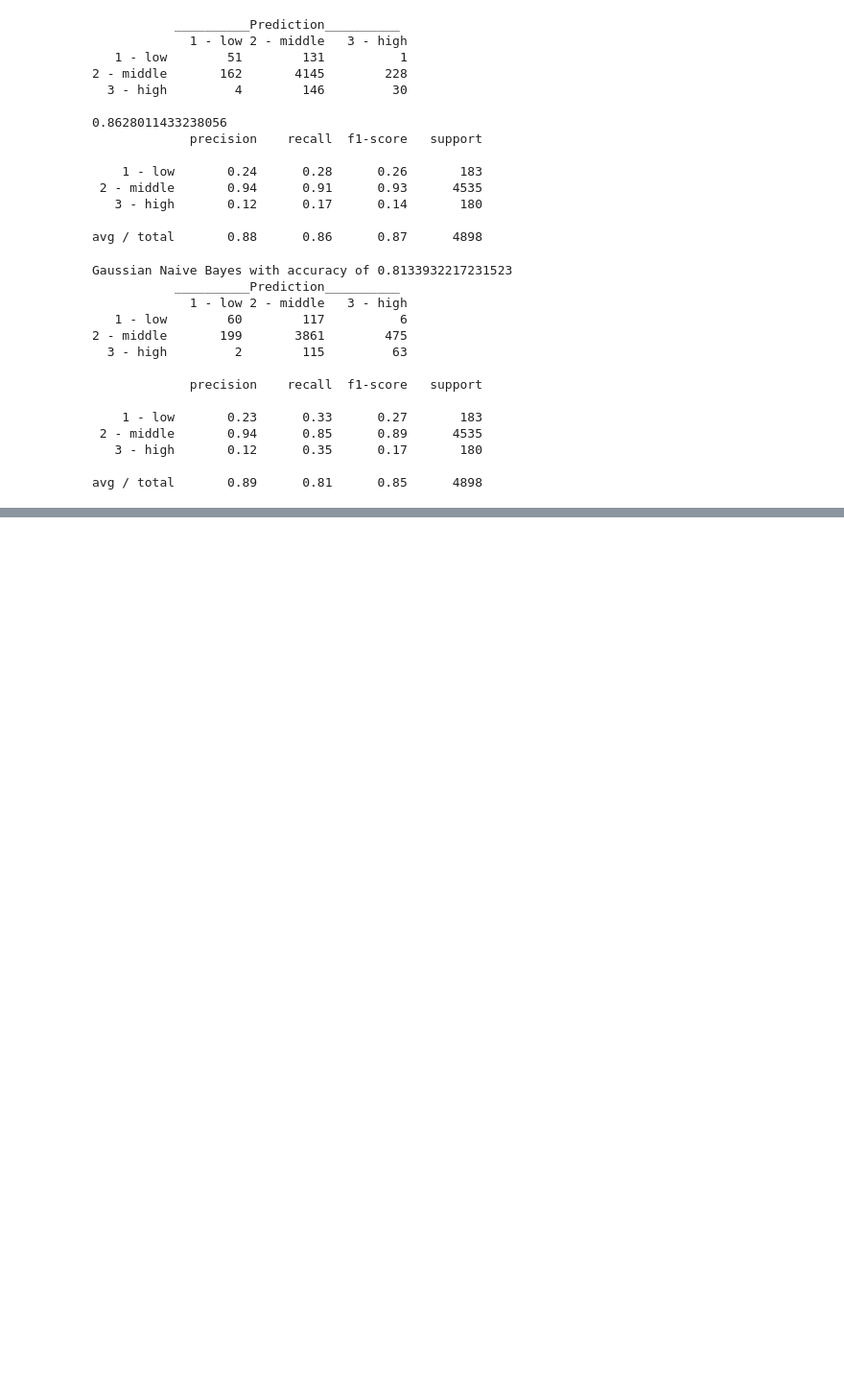
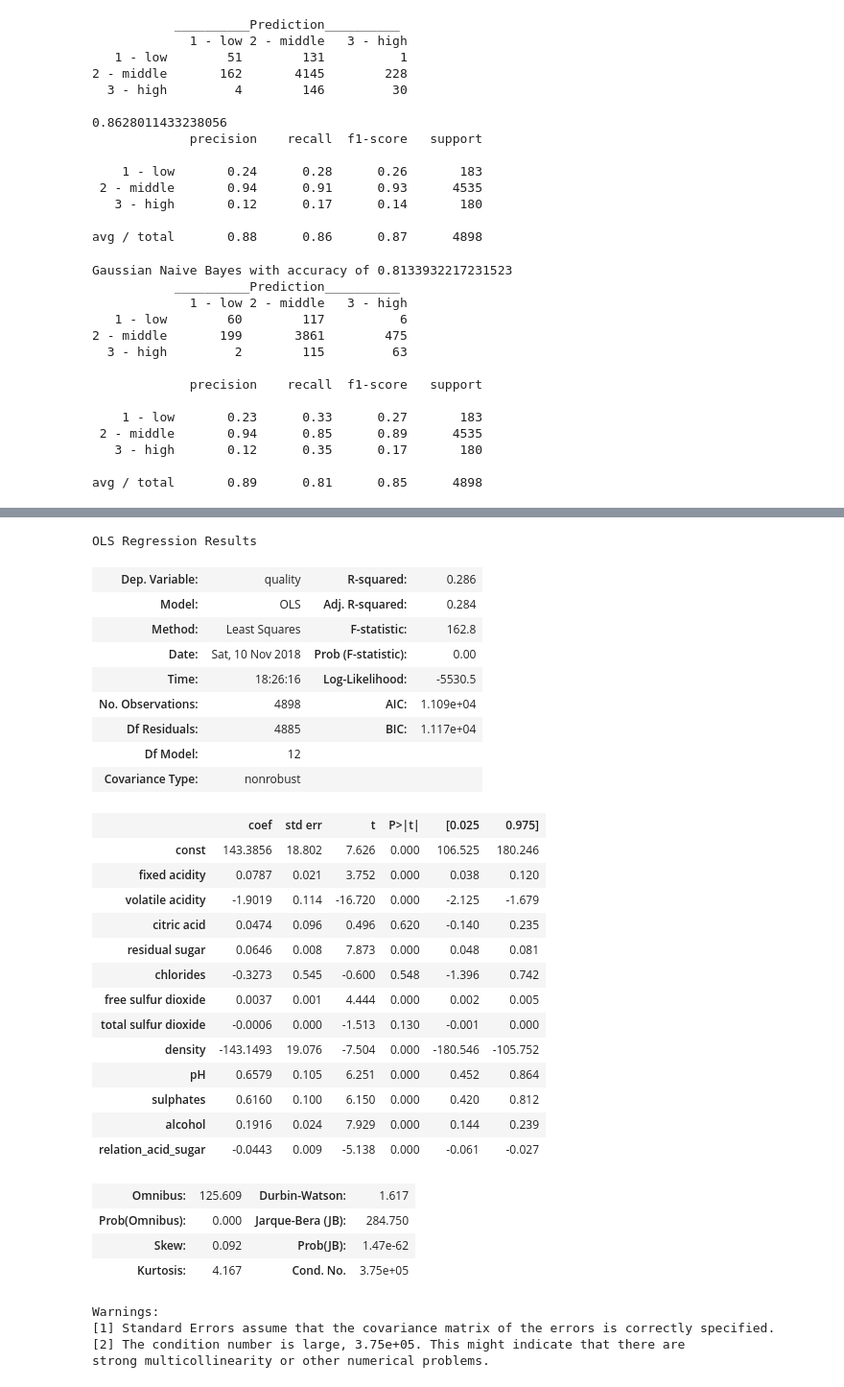
Before and after one commit to GeJulia/wineForTheWin, a Jupyter notebook: Tido.ipynb, the cells around one changed output, grey strips where cells are left out. Shown at 96% size. Cells and saved outputs as stored; diff of their text form; code cells hidden in the pictures; blank space fills up the shorter version.

```diff
--- a/Tido.ipynb
+++ b/Tido.ipynb
@@ -421,0 +701,44 @@ avg / total       0.89      0.81      0.85      4898
+# %%
+independent_full = white_data = white.drop(['quality', 'quality class'], axis = 1)
+# %%
+independent_full = sm.add_constant(independent_full) ## let's add an intercept (beta_0) to our model
+
+# Note the difference in argument order
+model = sm.OLS(dependent, independent_full).fit() ## sm.OLS(output, input)
+predictions = model.predict(independent_full)
+
+# Print out the statistics
+model.summary()
+# %% [output]
+OLS Regression Results
+| Dep. Variable: | quality | R-squared: | 0.286 |
+| Model: | OLS | Adj. R-squared: | 0.284 |
+| Method: | Least Squares | F-statistic: | 162.8 |
+| Date: | Sat, 10 Nov 2018 | Prob (F-statistic): | 0.00 |
+| Time: | 18:26:16 | Log-Likelihood: | -5530.5 |
+| No. Observations: | 4898 | AIC: | 1.109e+04 |
+| Df Residuals: | 4885 | BIC: | 1.117e+04 |
+| Df Model: | 12 |  |  |
+| Covariance Type: | nonrobust |  |  |
+|  | coef | std err | t | P>|t| | [0.025 | 0.975] |
+| const | 143.3856 | 18.802 | 7.626 | 0.000 | 106.525 | 180.246 |
+| fixed acidity | 0.0787 | 0.021 | 3.752 | 0.000 | 0.038 | 0.120 |
+| volatile acidity | -1.9019 | 0.114 | -16.720 | 0.000 | -2.125 | -1.679 |
+| citric acid | 0.0474 | 0.096 | 0.496 | 0.620 | -0.140 | 0.235 |
+| residual sugar | 0.0646 | 0.008 | 7.873 | 0.000 | 0.048 | 0.081 |
+| chlorides | -0.3273 | 0.545 | -0.600 | 0.548 | -1.396 | 0.742 |
+| free sulfur dioxide | 0.0037 | 0.001 | 4.444 | 0.000 | 0.002 | 0.005 |
+| total sulfur dioxide | -0.0006 | 0.000 | -1.513 | 0.130 | -0.001 | 0.000 |
+| density | -143.1493 | 19.076 | -7.504 | 0.000 | -180.546 | -105.752 |
+| pH | 0.6579 | 0.105 | 6.251 | 0.000 | 0.452 | 0.864 |
+| sulphates | 0.6160 | 0.100 | 6.150 | 0.000 | 0.420 | 0.812 |
+| alcohol | 0.1916 | 0.024 | 7.929 | 0.000 | 0.144 | 0.239 |
+| relation_acid_sugar | -0.0443 | 0.009 | -5.138 | 0.000 | -0.061 | -0.027 |
+| Omnibus: | 125.609 | Durbin-Watson: | 1.617 |
+| Prob(Omnibus): | 0.000 | Jarque-Bera (JB): | 284.750 |
+| Skew: | 0.092 | Prob(JB): | 1.47e-62 |
+| Kurtosis: | 4.167 | Cond. No. | 3.75e+05 |
+Warnings:
+[1] Standard Errors assume that the covariance matrix of the errors is correctly specified.
+[2] The condition number is large, 3.75e+05. This might indicate that there are
+strong multicollinearity or other numerical problems.
```
Also changed, not shown: parts of 45 cells of this notebook.
